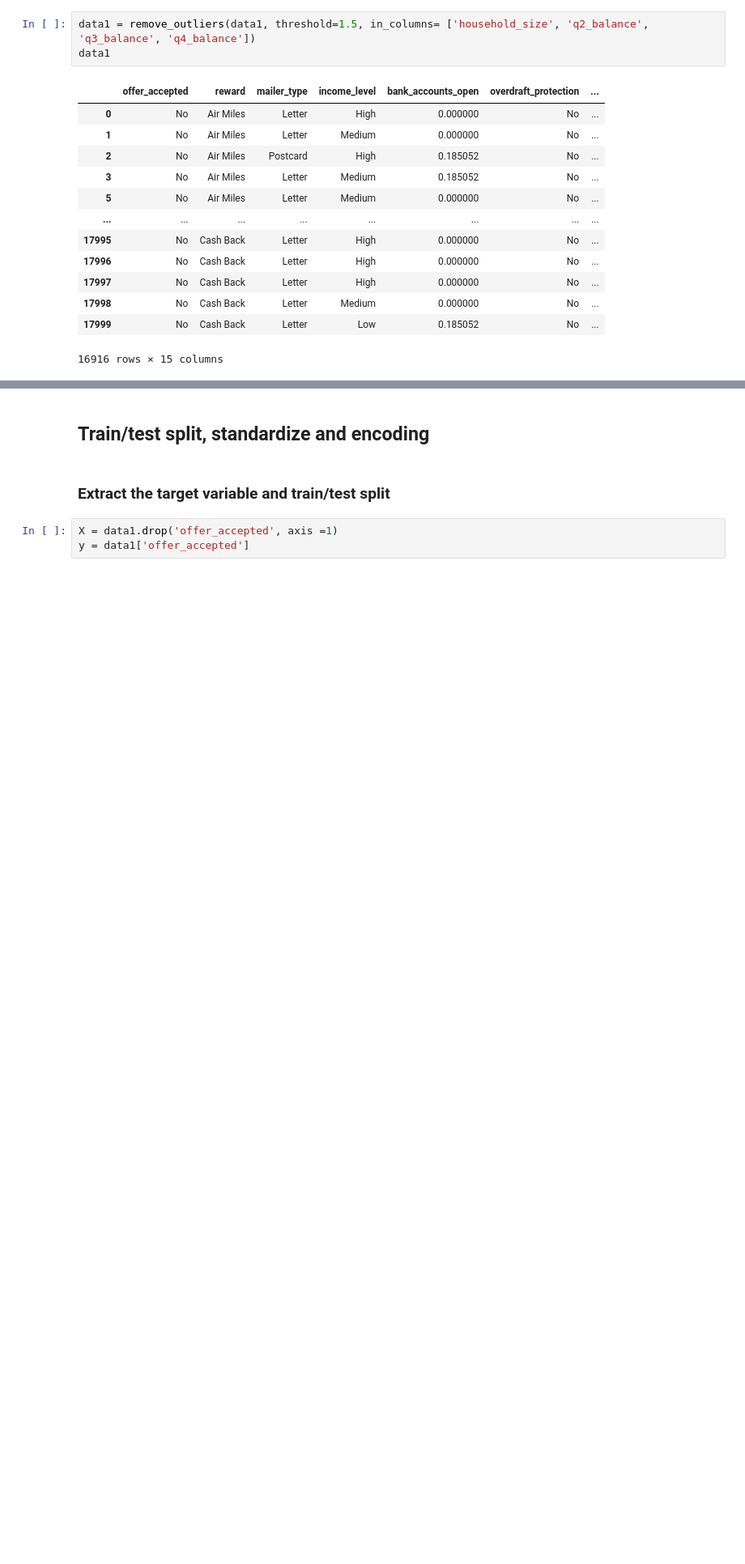
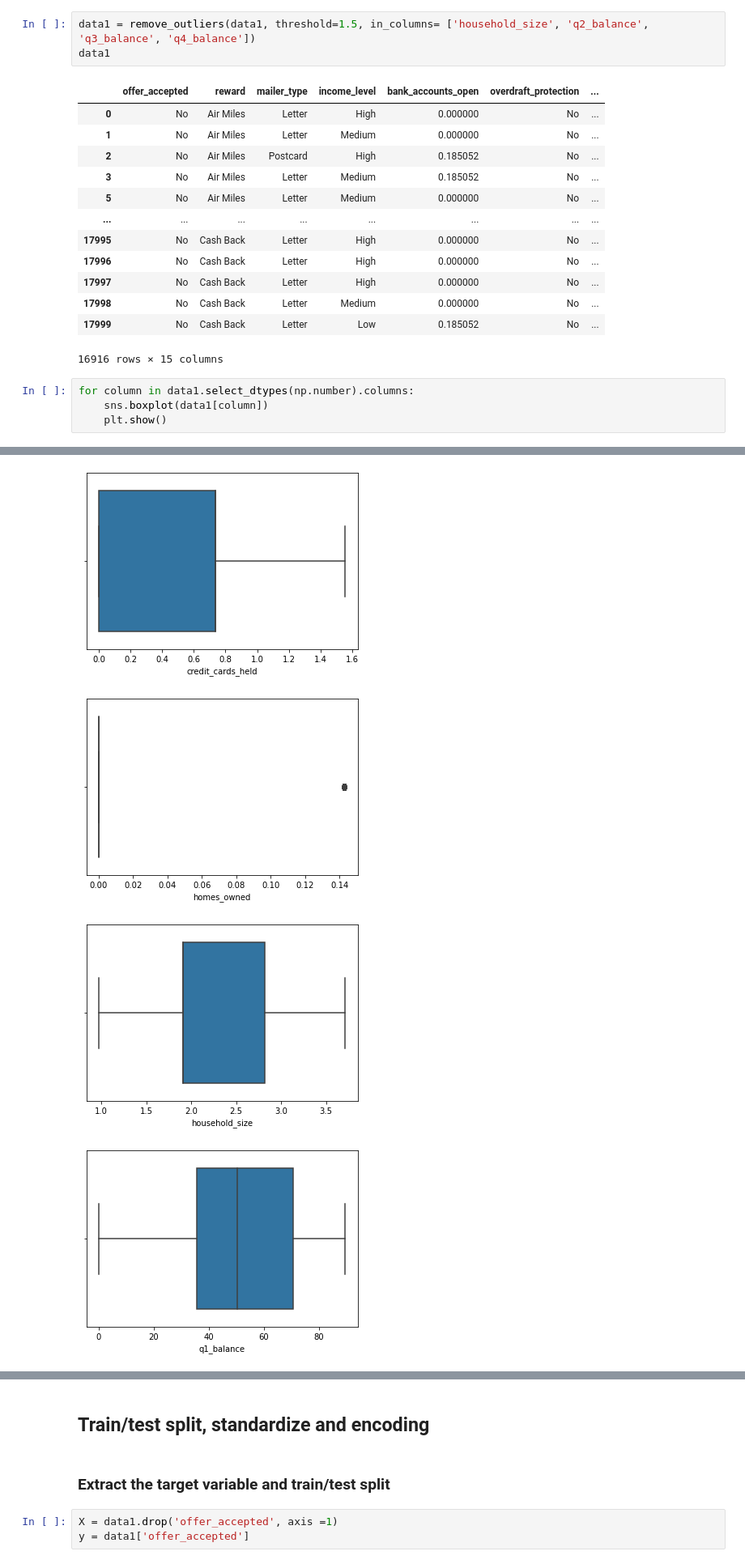
Before and after one commit to yuawano/mid-bootcamp-project, a Jupyter notebook: classification/data/mid-bootcamp-project, final.ipynb, the cells around one changed output, grey strips where cells are left out. Shown at 81% size. Cells and saved outputs as stored; diff of their text form; blank space fills up the shorter version.

```diff
--- a/classification/data/mid-bootcamp-project, final.ipynb
+++ b/classification/data/mid-bootcamp-project, final.ipynb
@@ -717,3 +737,8 @@ data1
 | 17998 | No | Cash Back | Letter | Medium | 0.000000 | No | ... |
 | 17999 | No | Cash Back | Letter | Low | 0.185052 | No | ... |
 16916 rows × 15 columns
+# %%
+for column in data1.select_dtypes(np.number).columns:
+    sns.boxplot(data1[column])
+    plt.show()
+# %% [output]
@@ -719,0 +746,4 @@ data1
+[figure, added]
+[figure, added]
+[figure, added]
+[figure, added]
```
Also changed, not shown: parts of 42 cells of this notebook, 2 other files.
